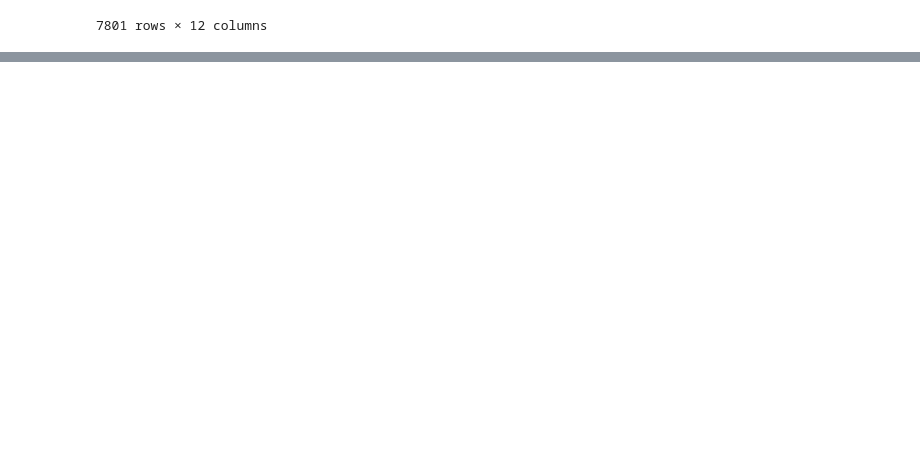
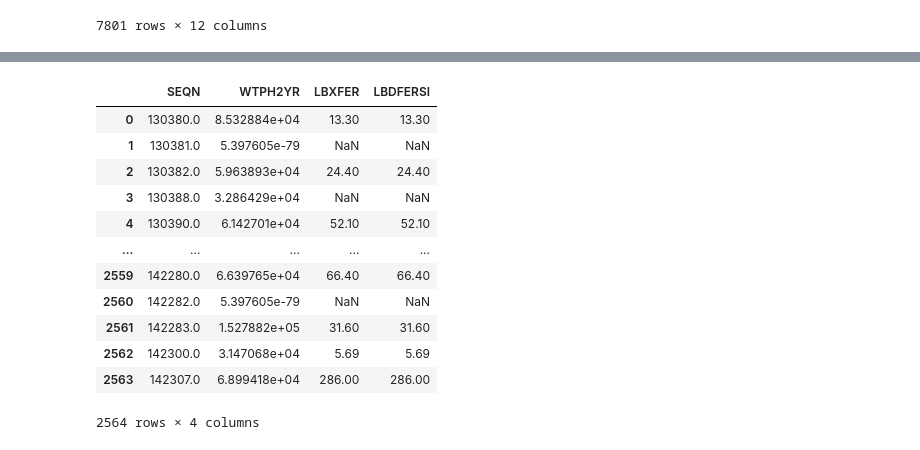
Before and after one commit to manaswithasunkara/Bias-mititgation-Healthcare-, a Jupyter notebook: Bias_Mitigation.ipynb, the cells around one changed output, grey strips where cells are left out. Cells and saved outputs as stored; diff of their text form; code cells hidden in the pictures; blank space fills up the shorter version.

```diff
--- a/Bias_Mitigation.ipynb
+++ b/Bias_Mitigation.ipynb
@@ -58,0 +46,17 @@ bm_data
+# %%
+fertin_data= load_dataset("FERTIN_L.xpt")
+fertin_data
+# %% [output]
+|  | SEQN | WTPH2YR | LBXFER | LBDFERSI |
+| 0 | 130380.0 | 8.532884e+04 | 13.30 | 13.30 |
+| 1 | 130381.0 | 5.397605e-79 | NaN | NaN |
+| 2 | 130382.0 | 5.963893e+04 | 24.40 | 24.40 |
+| 3 | 130388.0 | 3.286429e+04 | NaN | NaN |
+| 4 | 130390.0 | 6.142701e+04 | 52.10 | 52.10 |
+| ... | ... | ... | ... | ... |
+| 2559 | 142280.0 | 6.639765e+04 | 66.40 | 66.40 |
+| 2560 | 142282.0 | 5.397605e-79 | NaN | NaN |
+| 2561 | 142283.0 | 1.527882e+05 | 31.60 | 31.60 |
+| 2562 | 142300.0 | 3.147068e+04 | 5.69 | 5.69 |
+| 2563 | 142307.0 | 6.899418e+04 | 286.00 | 286.00 |
+2564 rows × 4 columns
```
Also changed, not shown: parts of 7 cells of this notebook, 5 other files.
